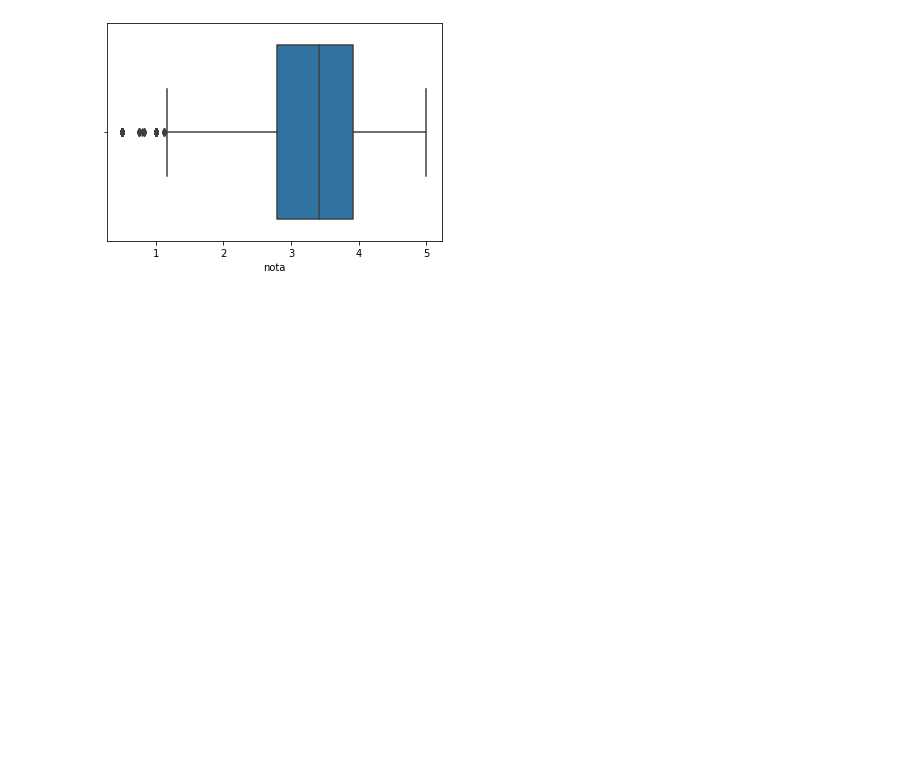
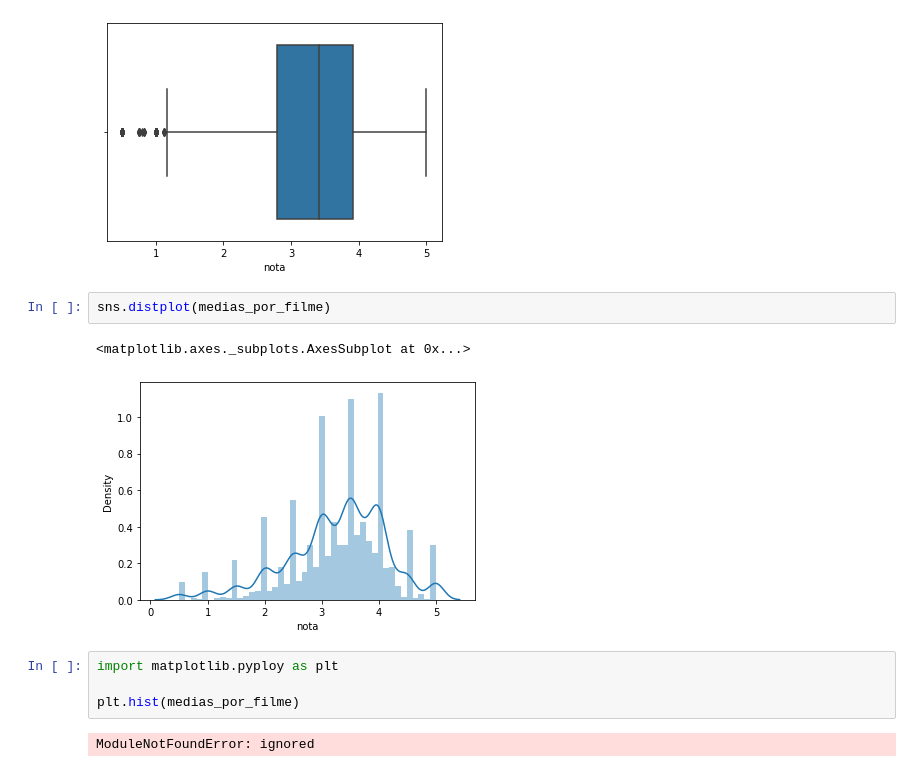
Before and after one commit to lucashaay/Data_visualization, a Jupyter notebook: Data_visualization.ipynb, the cells around one changed output. Saved outputs shown, nothing was run; the diff lists cells and outputs as text; blank space fills up the shorter version.

```diff
--- a/Data_visualization.ipynb
+++ b/Data_visualization.ipynb
@@ -132,3 +132,14 @@ sns.boxplot(medias_por_filme)
 # %% [output]
 <matplotlib.axes._subplots.AxesSubplot at 0x...>
 [figure]
+# %%
+sns.distplot(medias_por_filme)
+# %% [output]
+<matplotlib.axes._subplots.AxesSubplot at 0x...>
+[figure, added]
+# %%
+import matplotlib.pyploy as plt
+
+plt.hist(medias_por_filme)
+# %% [output]
+ModuleNotFoundError: ignored
```
